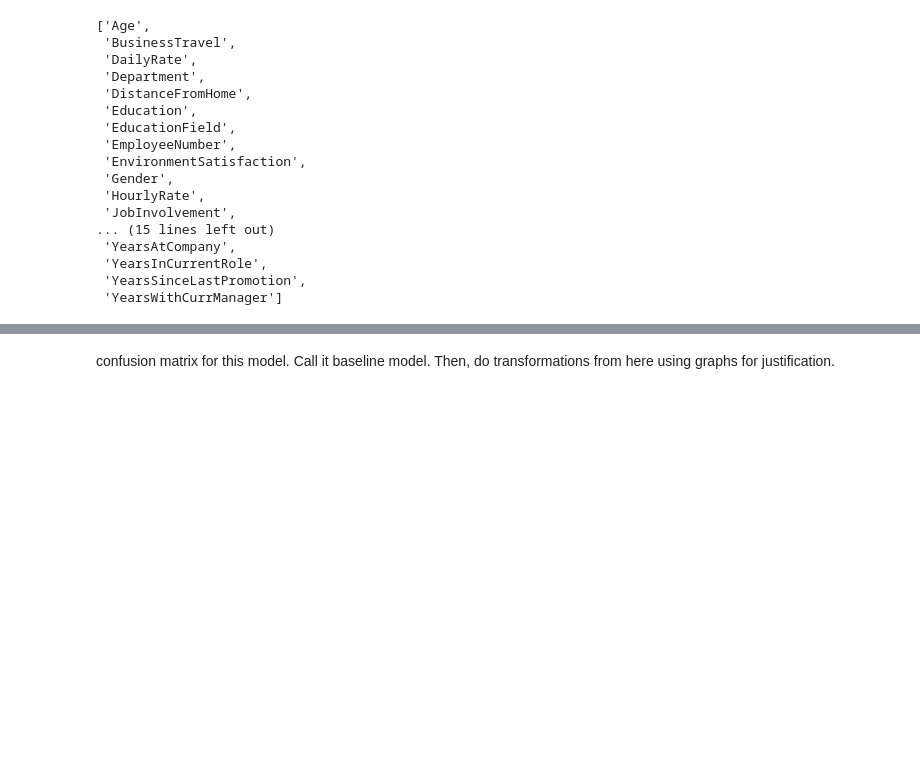
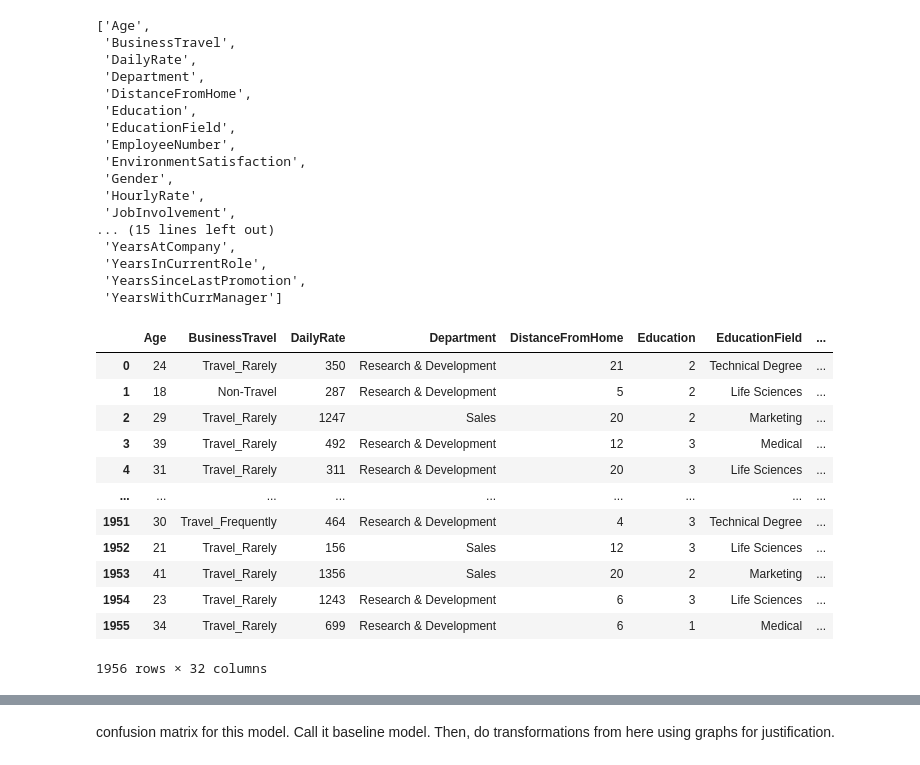
Before and after one commit to catherineerickson/Attrition-Project, a Jupyter notebook: Attrition_project_work.ipynb, the cells around one changed output, grey strips where cells are left out. Saved outputs shown, nothing was run; the diff lists cells and outputs as text; code cells hidden in the pictures; blank space fills up the shorter version.

```diff
--- a/Attrition_project_work.ipynb
+++ b/Attrition_project_work.ipynb
@@ -457,6 +448,22 @@ column_list
  'YearsInCurrentRole',
  'YearsSinceLastPromotion',
  'YearsWithCurrManager']
+# %%
+train
+# %% [output]
+|  | Age | BusinessTravel | DailyRate | Department | DistanceFromHome | Education | EducationField | ... |
+| 0 | 24 | Travel_Rarely | 350 | Research & Development | 21 | 2 | Technical Degree | ... |
+| 1 | 18 | Non-Travel | 287 | Research & Development | 5 | 2 | Life Sciences | ... |
+| 2 | 29 | Travel_Rarely | 1247 | Sales | 20 | 2 | Marketing | ... |
+| 3 | 39 | Travel_Rarely | 492 | Research & Development | 12 | 3 | Medical | ... |
+| 4 | 31 | Travel_Rarely | 311 | Research & Development | 20 | 3 | Life Sciences | ... |
+| ... | ... | ... | ... | ... | ... | ... | ... | ... |
+| 1951 | 30 | Travel_Frequently | 464 | Research & Development | 4 | 3 | Technical Degree | ... |
+| 1952 | 21 | Travel_Rarely | 156 | Sales | 12 | 3 | Life Sciences | ... |
+| 1953 | 41 | Travel_Rarely | 1356 | Sales | 20 | 2 | Marketing | ... |
+| 1954 | 23 | Travel_Rarely | 1243 | Research & Development | 6 | 3 | Life Sciences | ... |
+| 1955 | 34 | Travel_Rarely | 699 | Research & Development | 6 | 1 | Medical | ... |
+1956 rows × 32 columns
 # %%
 model = smf.logit(formula=formula, data=train).fit()
 model.summary()
```
Also changed, not shown: parts of 13 cells of this notebook.
